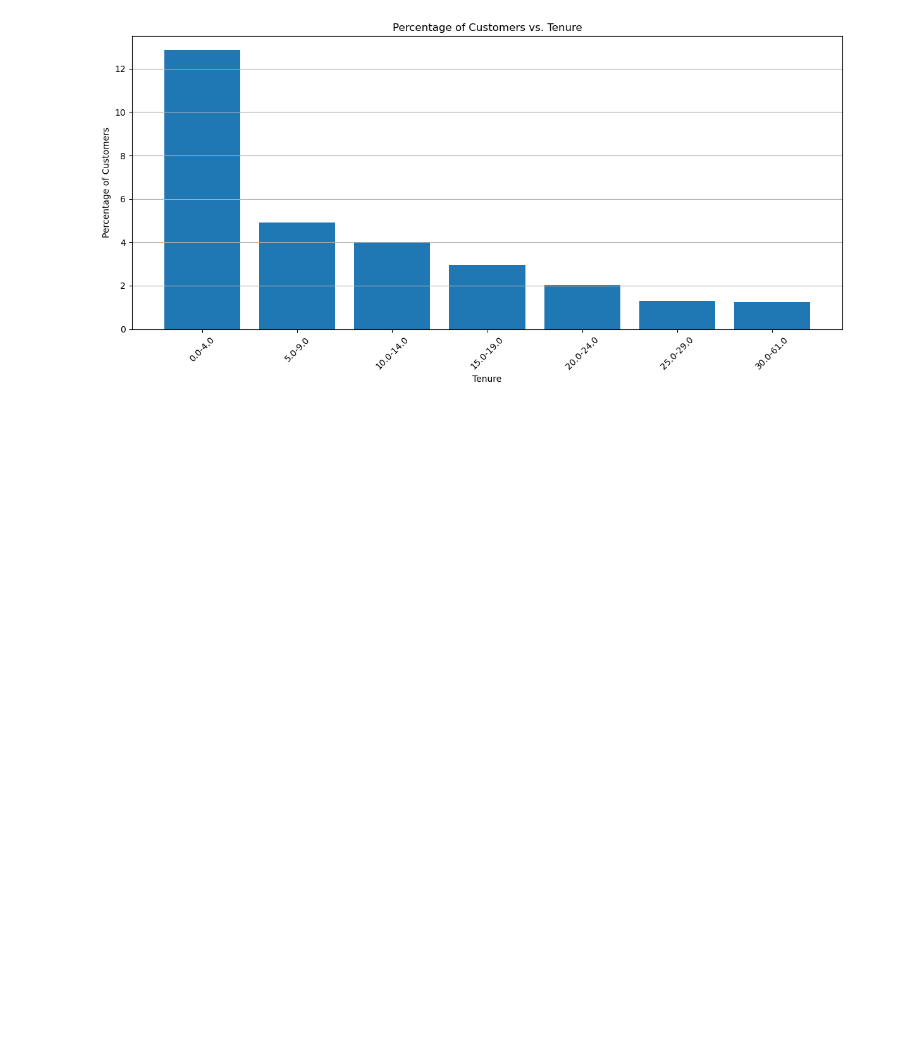
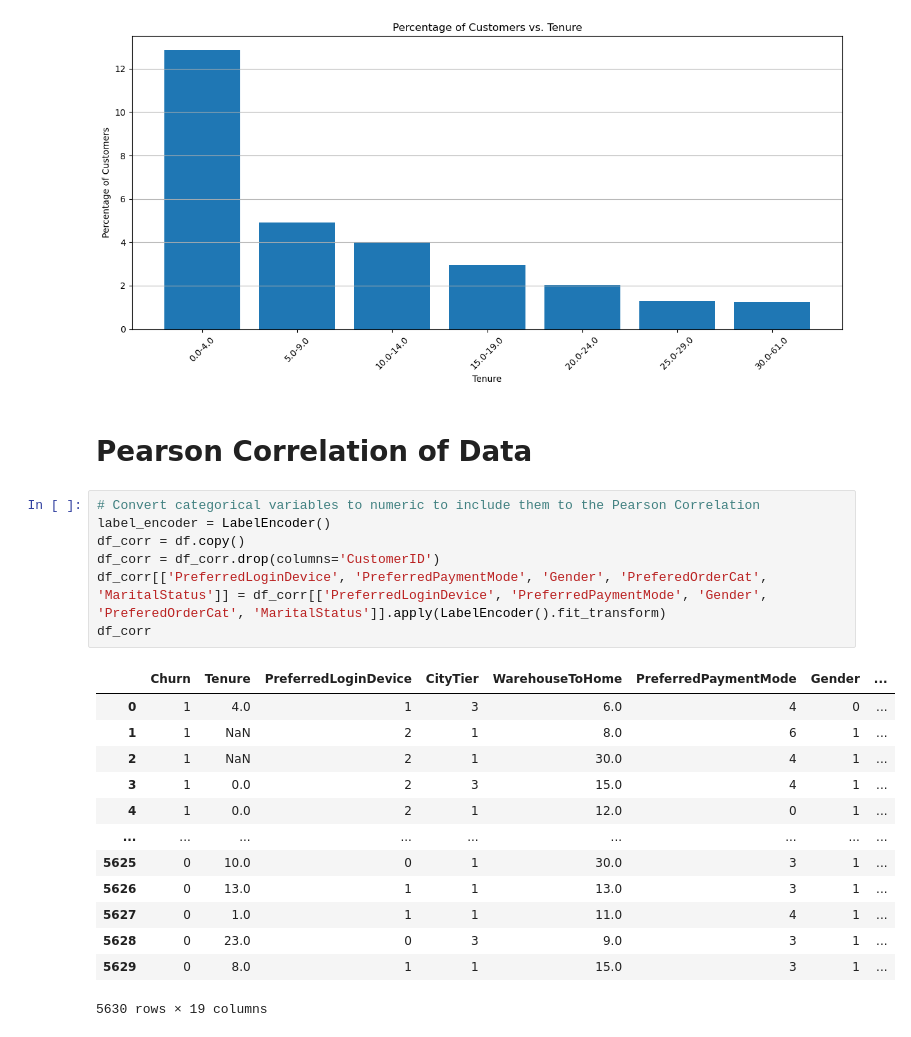
Before and after one commit to simgesenyuz/ecommerce-churn-prediction, a Jupyter notebook: data_exploration.ipynb, the cells around one changed output. Cells and saved outputs as stored; diff of their text form; blank space fills up the shorter version.

```diff
--- a/data_exploration.ipynb
+++ b/data_exploration.ipynb
@@ -214,3 +231,26 @@ plt.tight_layout()
 plt.show()
 # %% [output]
 [figure]
+# %% [markdown]
+# Pearson Correlation of Data
+# %%
+# Convert categorical variables to numeric to include them to the Pearson Correlation
+label_encoder = LabelEncoder()
+df_corr = df.copy()
+df_corr = df_corr.drop(columns='CustomerID')
+df_corr[['PreferredLoginDevice', 'PreferredPaymentMode', 'Gender', 'PreferedOrderCat', 'MaritalStatus']] = df_corr[['PreferredLoginDevice', 'PreferredPaymentMode', 'Gender', 'PreferedOrderCat', 'MaritalStatus']].apply(LabelEncoder().fit_transform)
+df_corr
+# %% [output]
+|  | Churn | Tenure | PreferredLoginDevice | CityTier | WarehouseToHome | PreferredPaymentMode | Gender | ... |
+| 0 | 1 | 4.0 | 1 | 3 | 6.0 | 4 | 0 | ... |
+| 1 | 1 | NaN | 2 | 1 | 8.0 | 6 | 1 | ... |
+| 2 | 1 | NaN | 2 | 1 | 30.0 | 4 | 1 | ... |
+| 3 | 1 | 0.0 | 2 | 3 | 15.0 | 4 | 1 | ... |
+| 4 | 1 | 0.0 | 2 | 1 | 12.0 | 0 | 1 | ... |
+| ... | ... | ... | ... | ... | ... | ... | ... | ... |
+| 5625 | 0 | 10.0 | 0 | 1 | 30.0 | 3 | 1 | ... |
+| 5626 | 0 | 13.0 | 1 | 1 | 13.0 | 3 | 1 | ... |
+| 5627 | 0 | 1.0 | 1 | 1 | 11.0 | 4 | 1 | ... |
+| 5628 | 0 | 23.0 | 0 | 3 | 9.0 | 3 | 1 | ... |
+| 5629 | 0 | 8.0 | 1 | 1 | 15.0 | 3 | 1 | ... |
+5630 rows × 19 columns
```
Also changed, not shown: parts of 8 cells of this notebook.
